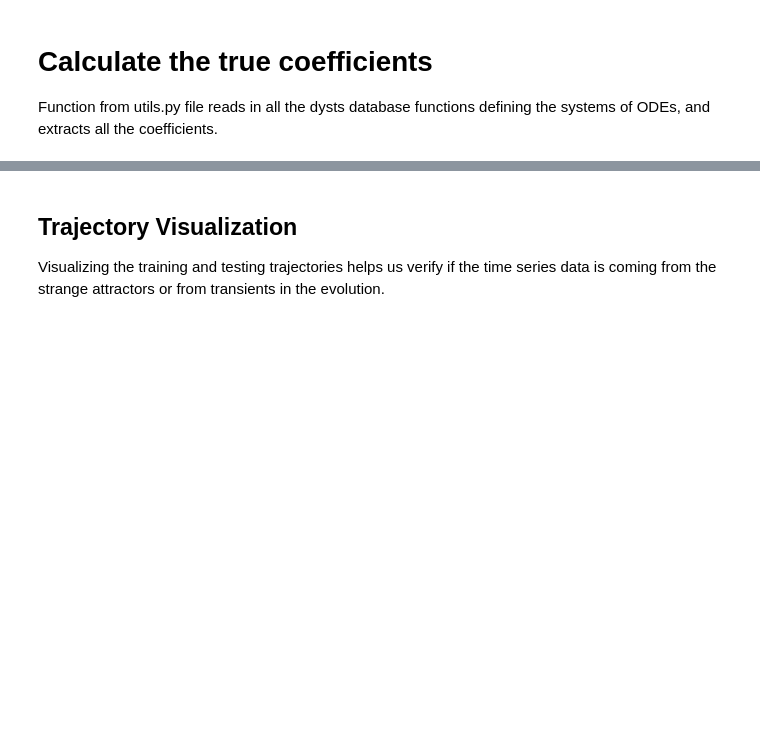
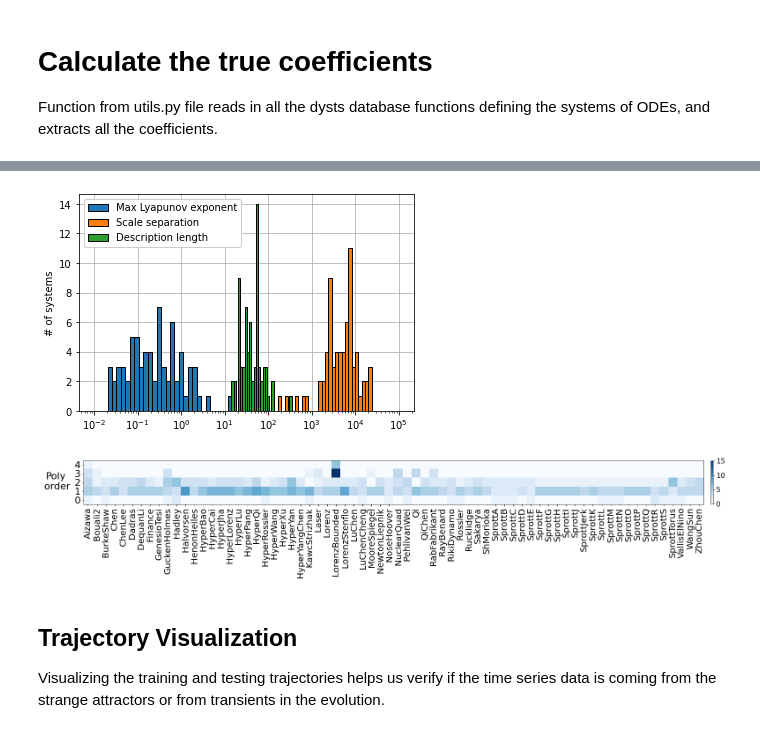
Before and after one commit to dynamicslab/pysindy, a Jupyter notebook: examples/16_noise_robustness/16_scale_separation_invariant_manifolds_noLibraryNormalization.ipynb, the cells around one changed output, grey strips where cells are left out. Drawn from its saved outputs; the diff is of its cells as text; code cells hidden in the pictures; blank space fills up the shorter version.

```diff
--- a/examples/16_noise_robustness/16_scale_separation_invariant_manifolds_noLibraryNormalization.ipynb
+++ b/examples/16_noise_robustness/16_scale_separation_invariant_manifolds_noLibraryNormalization.ipynb
@@ -116,6 +125,7 @@ lyap_list = []
 dimension_list = []
 param_list = []
 # Calculate scale separation
+scale_list_avg = []
 scale_list = []
 linear_scale_list = []
 
@@ -123,14 +133,16 @@ for system in systems_list:
     lyap_list.append(all_properties[system]['maximum_lyapunov_estimated'])
     dimension_list.append(all_properties[system]['embedding_dimension'])
     param_list.append(all_properties[system]['parameters'])
-    # Ratio of largest to smallest timescales
-    # scale_list.append(all_properties[system]['period'] / all_properties[system]['dt'])
+
+    # Ratio of dominant (average) to smallest timescales
+    scale_list_avg.append(all_properties[system]['period'] / all_properties[system]['dt'])
 
 
 true_coefficients = make_dysts_true_coefficients(systems_list,
                                                  all_sols_train,
                                                  dimension_list,
                                                  param_list)
+nonlinearities = nonlinear_terms_from_coefficients(true_coefficients)
 
 # Want ratio of largest to smallest LINEAR or LYAPUNOV EXPONENT timescales
 for i, system in enumerate(systems_list):
@@ -156,3 +180,62 @@ AxisError: axis -1 is out of bounds for array of dimension 0
+# %%
+from complexity_calculator import compute_medl
+from matplotlib.colors import LogNorm
+
+medl_list = compute_medl(systems_list, all_sols_train, param_list)
+
+systems_list_cleaned = []
+for i, system in enumerate(systems_list):
+    if system == "GuckenheimerHolmes":
+        systems_list_cleaned.append("GuckenHolmes")
+    elif system == "NuclearQuadrupole":
+        systems_list_cleaned.append("NuclearQuad")
+    elif system == "RabinovichFabrikant":
+        systems_list_cleaned.append("RabFabrikant")
+    elif system == "KawczynskiStrizhak":
+        systems_list_cleaned.append("KawcStrizhak")
+    elif system == "RikitakeDynamo":
+        systems_list_cleaned.append("RikiDynamo")
+    elif system == "ShimizuMorioka":
+        systems_list_cleaned.append("ShMorioka")
+    elif system == "HindmarshRose":
+        systems_list_cleaned.append("Hindmarsh")
+    elif system == "RayleighBenard":
+        systems_list_cleaned.append("RayBenard")
+    else:
+        systems_list_cleaned.append(system)
+
+plt.figure()
+medl_levels = np.logspace(1, 3, 40)
+lyap_levels = np.logspace(-2, 2, 40)
+scale_levels = np.logspace(2, 5, 40)
+
+plt.hist(lyap_list, bins=lyap_levels, ec='k') #, log=True)
+plt.hist(scale_list_avg, bins=scale_levels, ec='k') #, log=True)
+plt.hist(medl_list, bins=medl_levels, ec='k') #, log=True)
+plt.xlabel('')
+plt.ylabel('# of systems')
+plt.legend(['Max Lyapunov exponent', 'Scale separation', 'Description length'],
+           framealpha=1.0)
+plt.xscale('log')
+plt.grid(True)
+ax = plt.gca()
+ax.set_axisbelow(True)
+plt.savefig('metrics.pdf')
+
+plt.figure(figsize=(30, 6))
+plt.imshow(nonlinearities.T, aspect='equal', origin='lower', cmap='Blues')
+plt.xticks(np.arange(num_attractors), rotation="vertical", fontsize=20)
+ax = plt.gca()
+plt.xlim(-0.5, num_attractors - 0.5)
+ax.set_xticklabels(np.array(systems_list_cleaned))
+plt.yticks(np.arange(5), fontsize=22)
+plt.colorbar(shrink=0.3, pad=0.01).ax.tick_params(labelsize=16)
+plt.ylabel('Poly\n order', rotation=0, fontsize=22)
+ax.yaxis.set_label_coords(-0.045, 0.3)
+plt.savefig('nonlinearity.pdf')
+# %% [output]
+[figure, added]
+[figure, added]
 # %% [markdown]
 ## Trajectory Visualization
 Visualizing the training and testing trajectories helps us verify if the time series data is coming from the strange attractors or from transients in the evolution.
```
Also changed, not shown: parts of 11 cells of this notebook, 3 other files.
